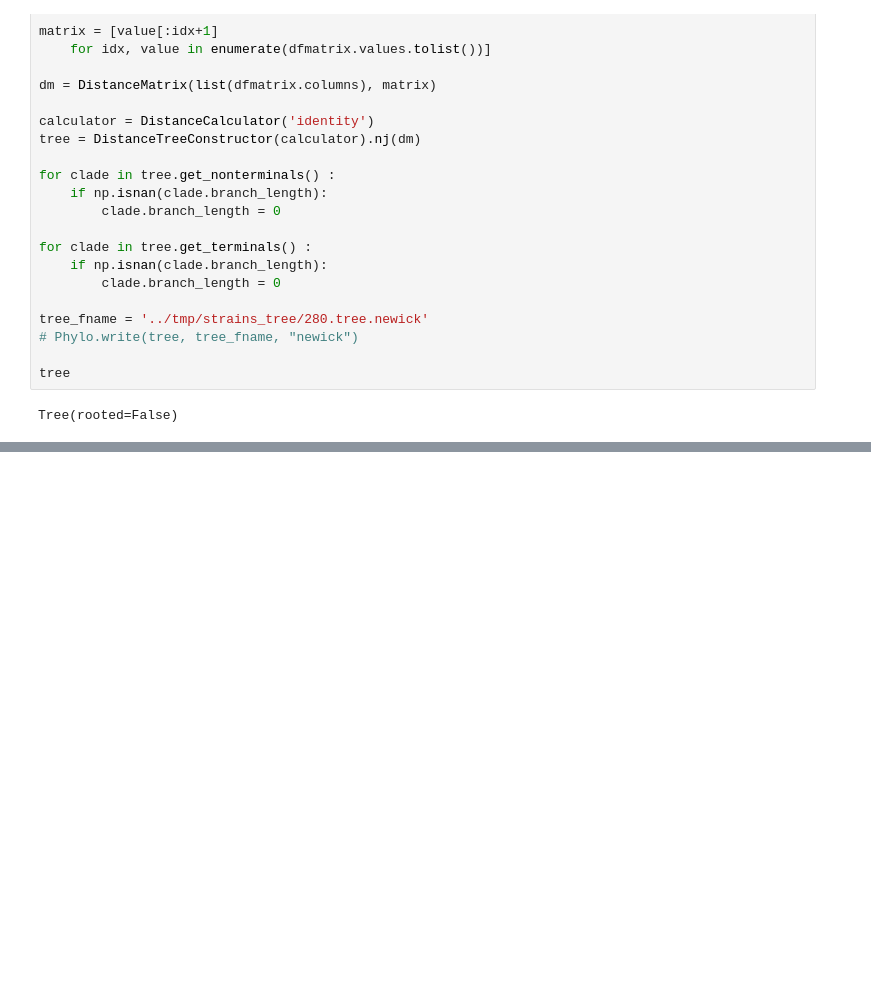
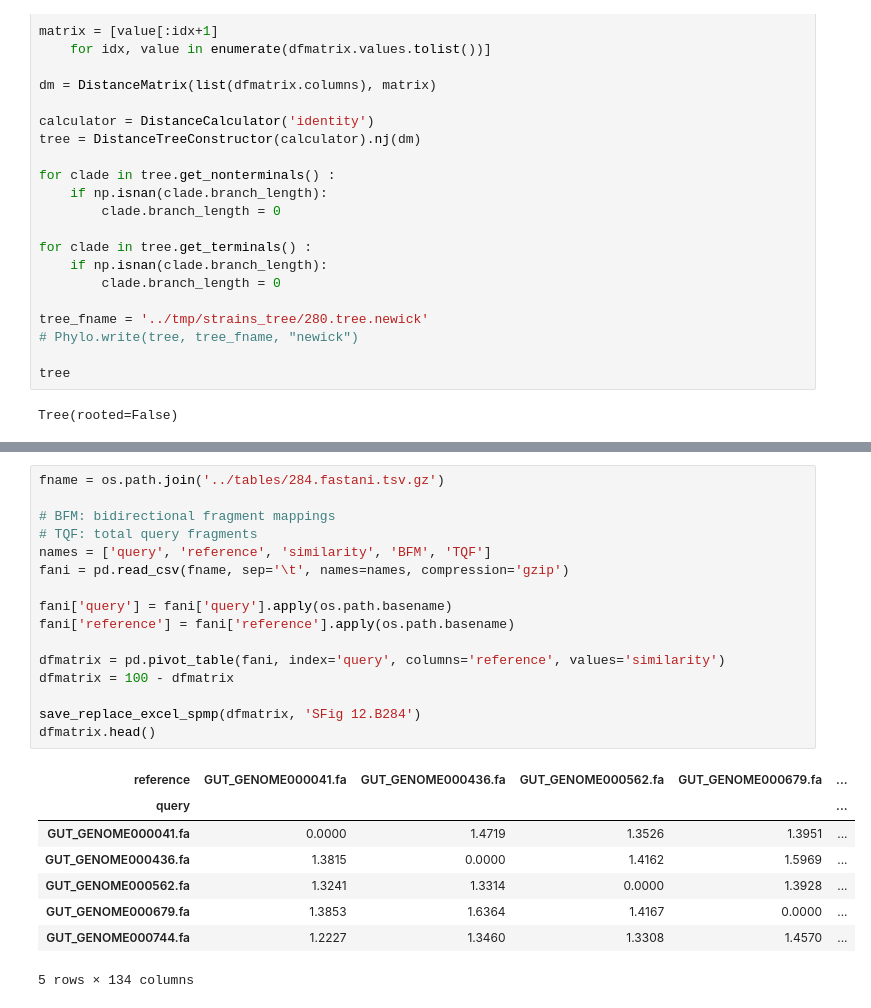
Before and after one commit to CSB5/SPMP, a Jupyter notebook: scripts/strains_clustering.ipynb, the cells around one changed output, grey strips where cells are left out. Cells and saved outputs as stored; diff of their text form; blank space fills up the shorter version.

```diff
--- a/scripts/strains_clustering.ipynb
+++ b/scripts/strains_clustering.ipynb
@@ -305,0 +375,25 @@ Tree(rooted=False)
+# %%
+fname = os.path.join('../tables/284.fastani.tsv.gz')
+
+# BFM: bidirectional fragment mappings
+# TQF: total query fragments
+names = ['query', 'reference', 'similarity', 'BFM', 'TQF']
+fani = pd.read_csv(fname, sep='\t', names=names, compression='gzip')
+
+fani['query'] = fani['query'].apply(os.path.basename)
+fani['reference'] = fani['reference'].apply(os.path.basename)
+
+dfmatrix = pd.pivot_table(fani, index='query', columns='reference', values='similarity')
+dfmatrix = 100 - dfmatrix
+
+save_replace_excel_spmp(dfmatrix, 'SFig 12.B284')
+dfmatrix.head()
+# %% [output]
+| reference | GUT_GENOME000041.fa | GUT_GENOME000436.fa | GUT_GENOME000562.fa | GUT_GENOME000679.fa | ... |
+| query |  |  |  |  | ... |
+| GUT_GENOME000041.fa | 0.0000 | 1.4719 | 1.3526 | 1.3951 | ... |
+| GUT_GENOME000436.fa | 1.3815 | 0.0000 | 1.4162 | 1.5969 | ... |
+| GUT_GENOME000562.fa | 1.3241 | 1.3314 | 0.0000 | 1.3928 | ... |
+| GUT_GENOME000679.fa | 1.3853 | 1.6364 | 1.4167 | 0.0000 | ... |
+| GUT_GENOME000744.fa | 1.2227 | 1.3460 | 1.3308 | 1.4570 | ... |
+5 rows × 134 columns
```
Also changed, not shown: parts of 8 cells of this notebook, 15 other files.
